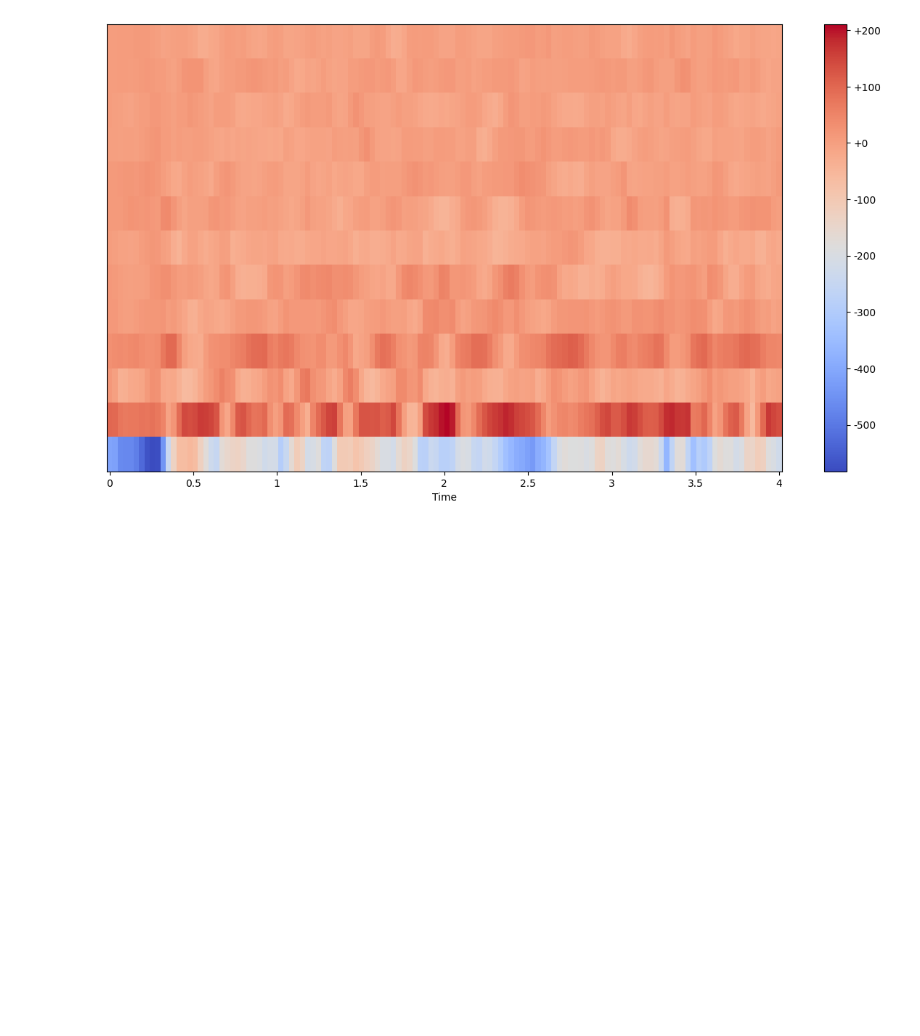
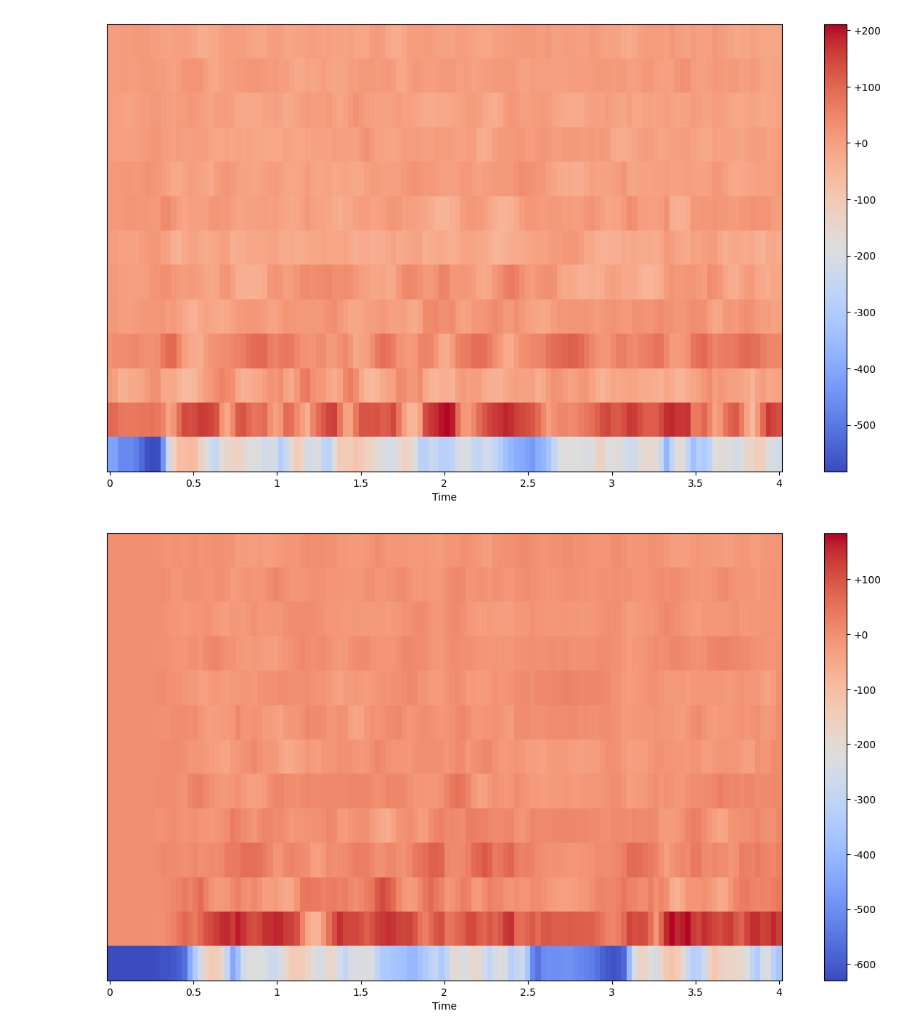
Before and after one commit to renzo-b/audio-speaker-recognition, a Jupyter notebook: notebooks/speaker_verification.ipynb, the cells around one changed output. Drawn from its saved outputs; the diff is of its cells as text; code cells hidden in the pictures; blank space fills up the shorter version.

```diff
--- a/notebooks/speaker_verification.ipynb
+++ b/notebooks/speaker_verification.ipynb
@@ -239,8 +277,13 @@ mfcc_dataset_train.__getitem__(0)[0].shape
 # %%
 train_loader = DataLoader(mfcc_dataset, batch_size=batch_size, shuffle=True)
 # %%
+mfccs = []
+i = 1
 for mfcc, speaker_id in train_loader:
-    break
+    mfccs.append(mfcc)
+    i += 1
+    if i == 4:
+        break
 # %%
 plt.figure(figsize=(15, 8))
 librosa.display.specshow(mfcc[0].numpy(), x_axis="time", sr=sample_rate)
@@ -248,3 +291,10 @@ plt.colorbar(format="%+2.f")
 plt.show()
 # %% [output]
 [figure]
+# %%
+plt.figure(figsize=(15, 8))
+librosa.display.specshow(mfcc[1].numpy(), x_axis="time", sr=sample_rate)
+plt.colorbar(format="%+2.f")
+plt.show()
+# %% [output]
+[figure, added]
```
Also changed, not shown: parts of 10 cells of this notebook.
